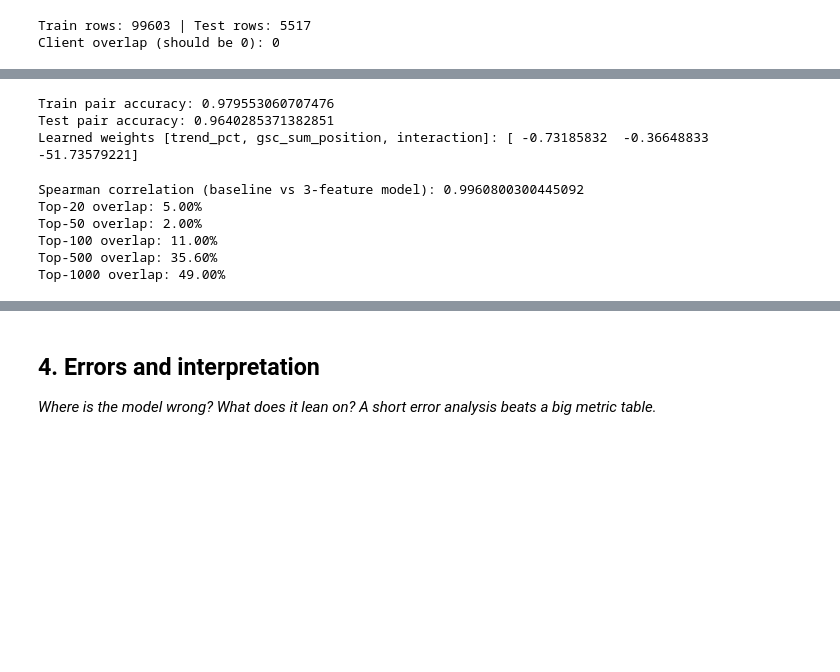
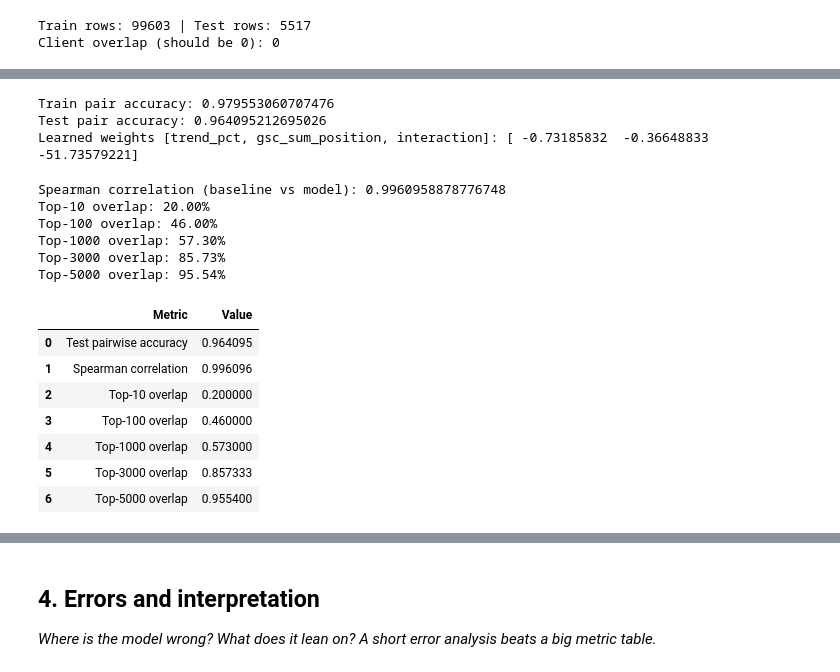
Before and after one commit to ammar-aa/Fly_rank_internship_repo, a Jupyter notebook: work/notebooks/w05_model.ipynb, the cells around one changed output, grey strips where cells are left out. Cells and saved outputs as stored; diff of their text form; code cells hidden in the pictures; blank space fills up the shorter version.

```diff
--- a/work/notebooks/w05_model.ipynb
+++ b/work/notebooks/w05_model.ipynb
@@ -236,39 +219,12 @@ Weights [trend, pos_capped, interaction]: [ -0.73185832  -0.36648833 -51.7357922
 # %%
 model = LogisticRegression()
 model.fit(X_train, y_train)
-
-train_acc_int = model.score(X_train, y_train)
-test_acc_int = model.score(X_test, y_test)
-
-print("Train pair accuracy:", train_acc_int)
-print("Test pair accuracy:", test_acc_int)
+train_acc = model.score(X_train, y_train)
+test_acc = model.score(X_test, y_test)
+print("Train pair accuracy:", train_acc)
+print("Test pair accuracy:", test_acc)
 print("Learned weights [trend_pct, gsc_sum_position, interaction]:", model.coef_[0])
 # %% [output]
 Train pair accuracy: 0.979553060707476
-Test pair accuracy: 0.9640285371382851
+Test pair accuracy: 0.964095212695026
 Learned weights [trend_pct, gsc_sum_position, interaction]: [ -0.73185832  -0.36648833 -51.73579221]
-# %%
-feats_raw = df[['trend_pct', 'gsc_sum_position']].values
-interaction_raw = df['trend_pct'].values * df['gsc_sum_position'].values
-feats_all = np.column_stack([feats_raw[:,0], feats_raw[:,1], interaction_raw])
-
-feats_scaled = scaler.transform(feats_all)
-
-w_int = model.coef_[0]
-df['model_score_interaction'] = feats_scaled @ w_int
-
-corr_int, pval_int = spearmanr(df['score'], df['model_score_interaction'])
-print("Spearman correlation (baseline vs 3-feature model):", corr_int)
-
-for k in [20, 50, 100, 500, 1000]:
-    top_baseline = set(df.nlargest(k, 'score')['content_hash_id'])
-    top_model_int = set(df.nlargest(k, 'model_score_interaction')['content_hash_id'])
-    overlap = len(top_baseline & top_model_int) / k
-    print(f"Top-{k} overlap: {overlap:.2%}")
-# %% [output]
-Spearman correlation (baseline vs 3-feature model): 0.9960800300445092
-Top-20 overlap: 5.00%
-Top-50 overlap: 2.00%
-Top-100 overlap: 11.00%
-Top-500 overlap: 35.60%
-Top-1000 overlap: 49.00%
@@ -274,0 +237,32 @@ Top-1000 overlap: 49.00%
+# %%
+corr, pval = spearmanr(df['score'], df['model_score'])
+print("Spearman correlation (baseline vs model):", corr)
+
+comparison_rows = []
+for k in [10, 100, 1000, 3000, 5000]:
+    top_baseline = set(df.nlargest(k, 'score')['content_hash_id'])
+    top_model = set(df.nlargest(k, 'model_score')['content_hash_id'])
+    overlap = len(top_baseline & top_model) / k
+    comparison_rows.append({'K': k, 'Top-K overlap': overlap})
+    print(f"Top-{k} overlap: {overlap:.2%}")
+
+comparison_table = pd.DataFrame([
+    {'Metric': 'Test pairwise accuracy', 'Value': test_acc},
+    {'Metric': 'Spearman correlation', 'Value': corr},
+] + [{'Metric': f"Top-{r['K']} overlap", 'Value': r['Top-K overlap']} for r in comparison_rows])
+comparison_table
+# %% [output]
+Spearman correlation (baseline vs model): 0.9960958878776748
+Top-10 overlap: 20.00%
+Top-100 overlap: 46.00%
+Top-1000 overlap: 57.30%
+Top-3000 overlap: 85.73%
+Top-5000 overlap: 95.54%
+|  | Metric | Value |
+| 0 | Test pairwise accuracy | 0.964095 |
+| 1 | Spearman correlation | 0.996096 |
+| 2 | Top-10 overlap | 0.200000 |
+| 3 | Top-100 overlap | 0.460000 |
+| 4 | Top-1000 overlap | 0.573000 |
+| 5 | Top-3000 overlap | 0.857333 |
+| 6 | Top-5000 overlap | 0.955400 |
```
Also changed, not shown: parts of 8 cells of this notebook.
